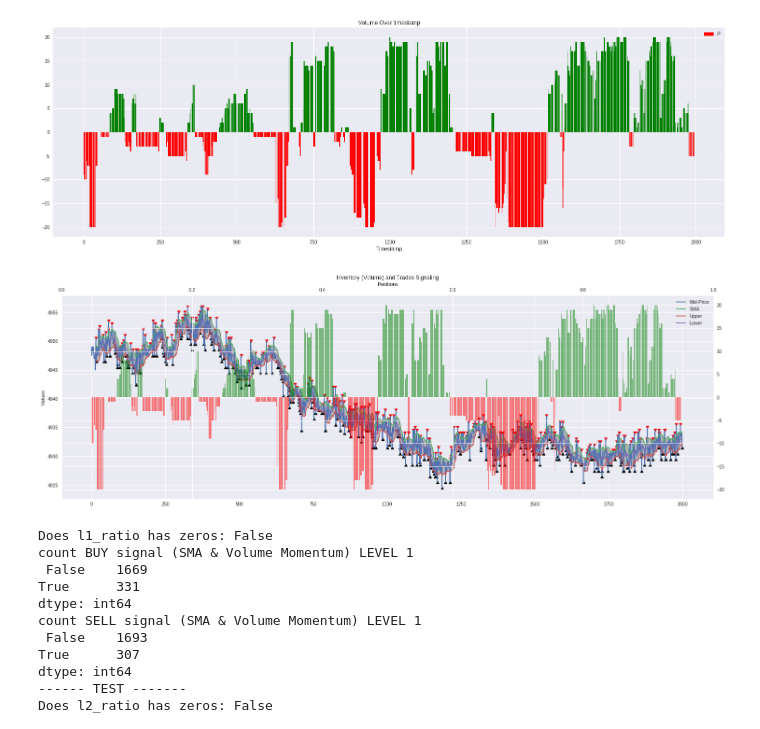
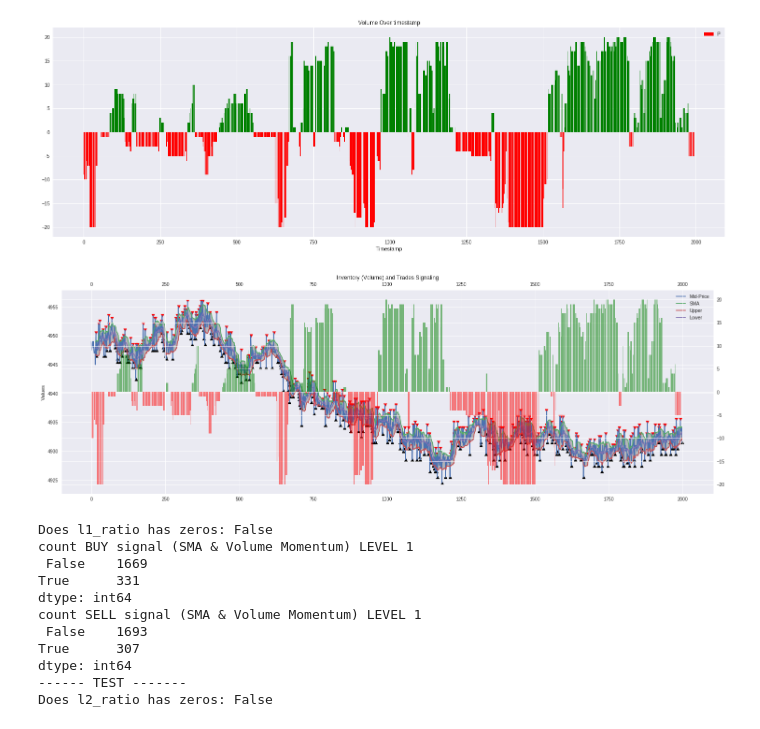
Before and after one commit to IMC-Croissant/AlgoTrading, a Jupyter notebook: Coding/notebooks/bollingers_and_position_analysis.ipynb, the cells around one changed output. Cells and saved outputs as stored; diff of their text form; code cells hidden in the pictures.

Commit message:
fixed xlim in subplots figure

```diff
--- a/Coding/notebooks/bollingers_and_position_analysis.ipynb
+++ b/Coding/notebooks/bollingers_and_position_analysis.ipynb
@@ -165,19 +165,20 @@ Text(0.5, 1.0, 'Volume Over timestamp')
 # %%
 fig, ax = plt.subplots(figsize = (25,8))
 ax.plot(df_banana.timestamp / 100, df_banana[['mid_price', 'Upper', 'Lower', 'SMA15']])
 ax.set_ylabel("Values")
 ax.fill_between(df_banana.timestamp / 100, df_banana.Upper, df_banana.Lower, color = 'grey', alpha = 0.5)
 ax.scatter(df_banana.index[df_banana.Buy_Signal] / 2, df_banana[df_banana.Buy_Signal].mid_price, marker = '^', color = 'black')
 ax.scatter(df_banana.index[df_banana.Sell_Signal] / 2, df_banana[df_banana.Sell_Signal].mid_price, marker = 'v', color = 'red')
 
 ax.legend(['Mid-Price', 'SMA', 'Upper', 'Lower'])
 ax_twinx, ax_twiny = ax.twinx(), ax.twiny()
 ax_twinx.bar(df_positions.index, df_positions.BANANAS, color = palette, alpha=0.5)
-ax_twiny.set_xlabel("Positions")
+ax_twiny.set_xlim(ax.get_xlim())
+ax_twinx.set_xlabel("Positions")
 plt.title('Inventory (Volume) and Trades Signaling')
 plt.show()
 # %% [output]
-[figure, old version]
+[figure, new version]
 # %%
 #plt.figure(figsize = (15,8))
 #plt.scatter(df_positions['timestamp'], df_positions["BANANAS"], s=10)
```
Also changed, not shown: parts of 2 cells of this notebook.
